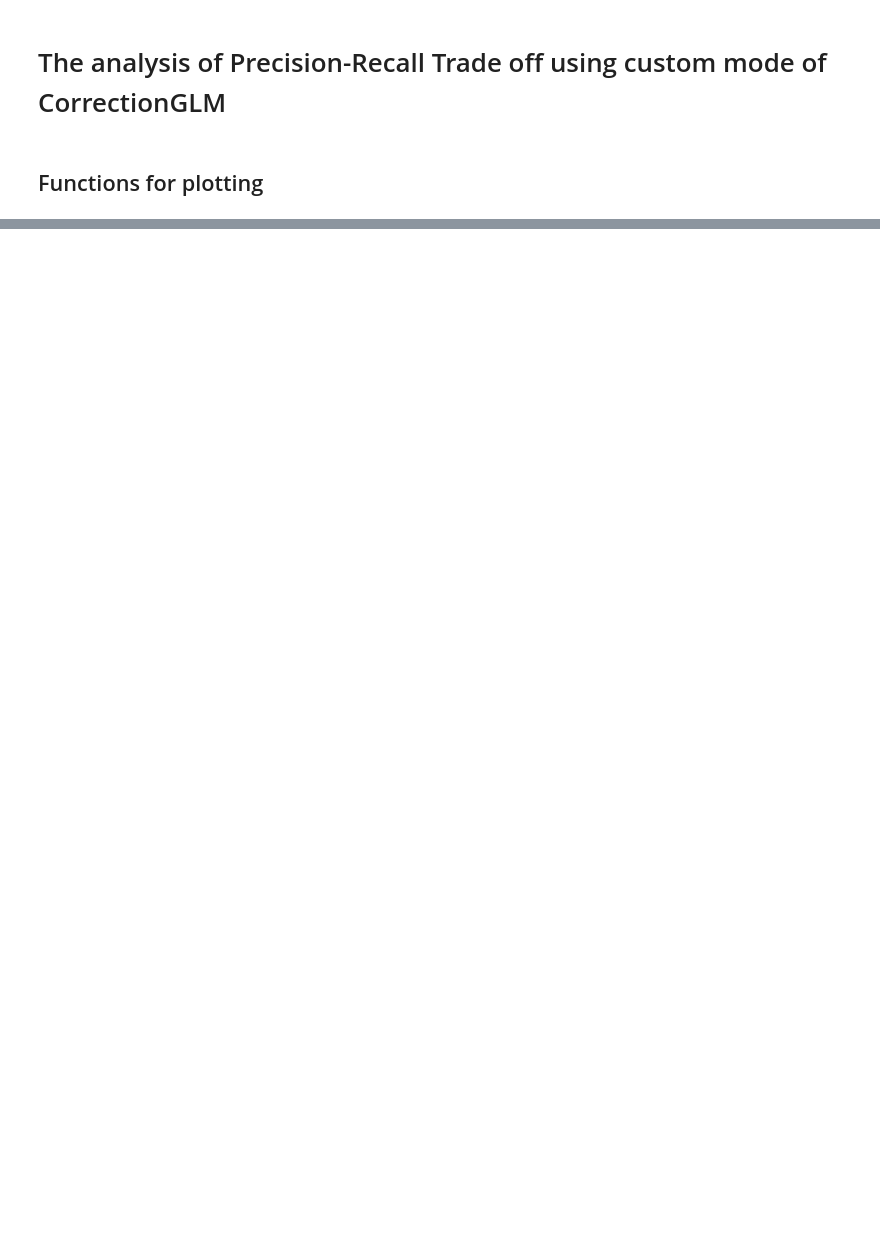
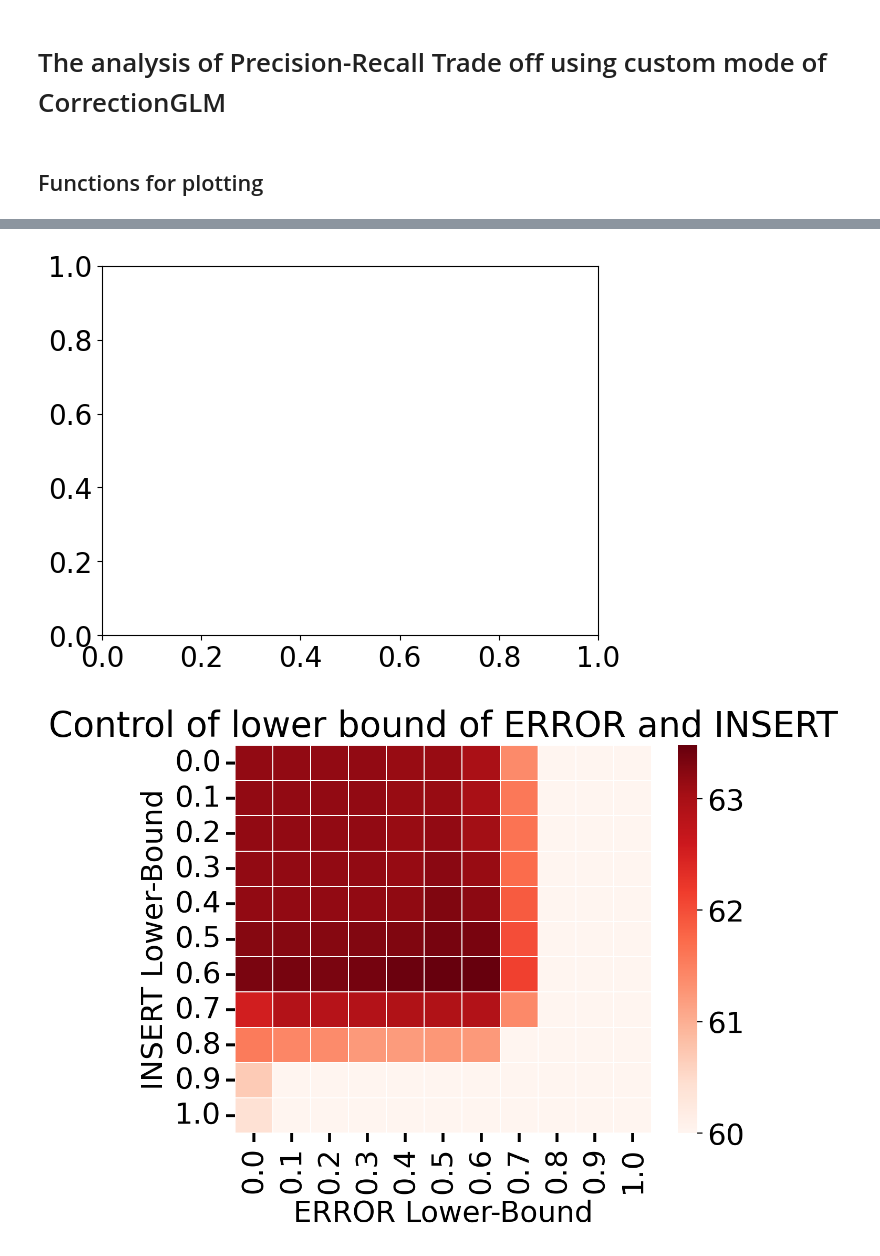
Before and after one commit to GMago-LeWay/GECFramework, a Jupyter notebook: utils/tradeoff_analysis.ipynb, the cells around one changed output, grey strips where cells are left out. Saved outputs shown, nothing was run; the diff lists cells and outputs as text; code cells hidden in the pictures; blank space fills up the shorter version.

```diff
--- a/utils/tradeoff_analysis.ipynb
+++ b/utils/tradeoff_analysis.ipynb
@@ -90,0 +271,7 @@ plt.show()
+# %%
+plt.cla()
+plt.figure(dpi=DPI)
+heatmap(pd.read_csv('../results_main/correctionglm-bea_dev-custom-20240130-0039/keep_0.38_f_05.csv'))
+# %% [output]
+[figure, added]
+[figure, added]
```
Also changed, not shown: parts of 13 cells of this notebook, 6 other files.
